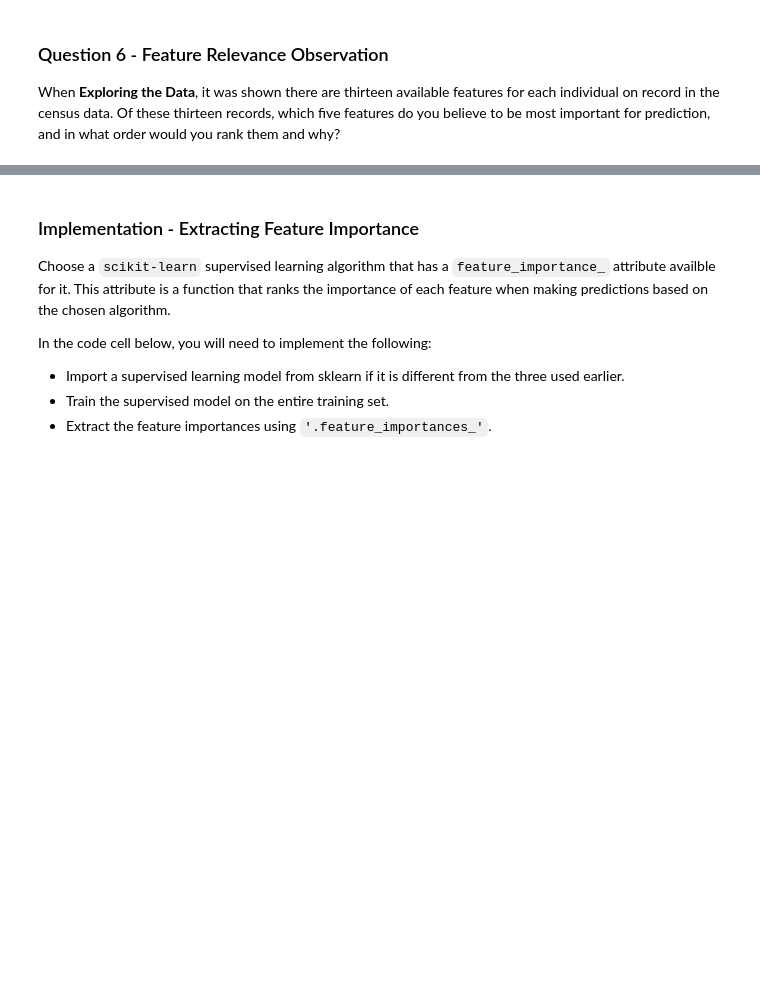
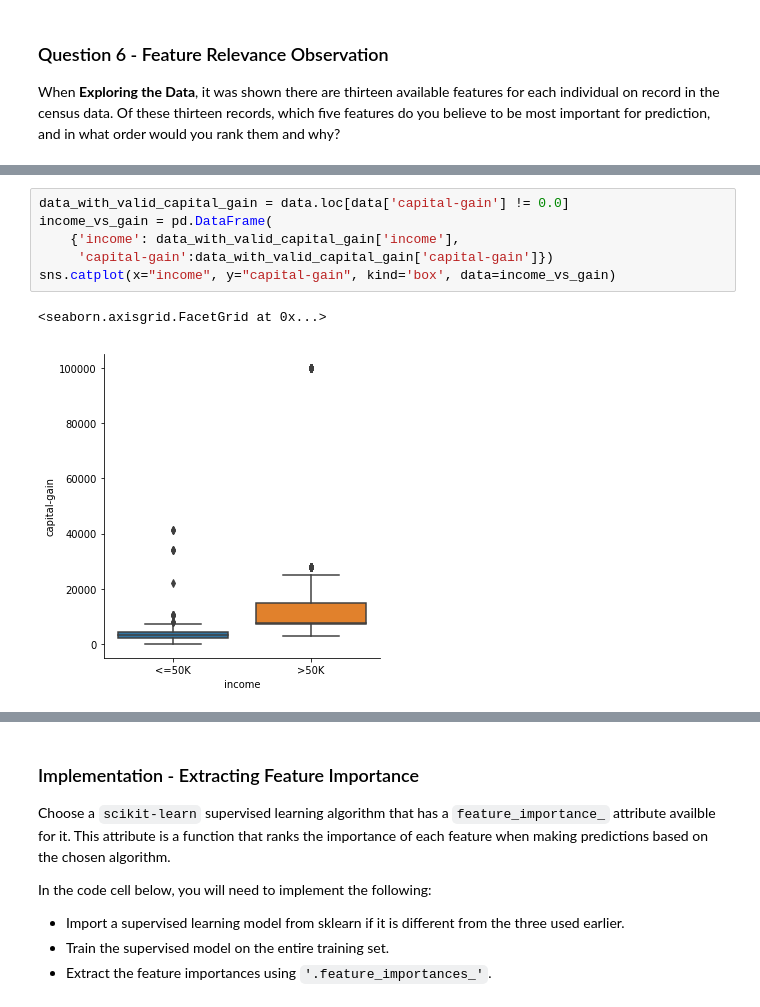
Before and after one commit to kedarnath6970/machine_learning, a Jupyter notebook: finding_donors/finding_donors.ipynb, the cells around one changed output, grey strips where cells are left out. Drawn from its saved outputs; the diff is of its cells as text; blank space fills up the shorter version.

```diff
--- a/finding_donors/finding_donors.ipynb
+++ b/finding_donors/finding_donors.ipynb
@@ -615,0 +638,9 @@ When **Exploring the Data**, it was shown there are thirteen available features
+# %%
+data_with_valid_capital_gain = data.loc[data['capital-gain'] != 0.0]
+income_vs_gain = pd.DataFrame(
+    {'income': data_with_valid_capital_gain['income'],
+     'capital-gain':data_with_valid_capital_gain['capital-gain']})
+sns.catplot(x="income", y="capital-gain", kind='box', data=income_vs_gain)
+# %% [output]
+<seaborn.axisgrid.FacetGrid at 0x...>
+[figure, added]
```
Also changed, not shown: parts of 11 cells of this notebook, 1 other file.
